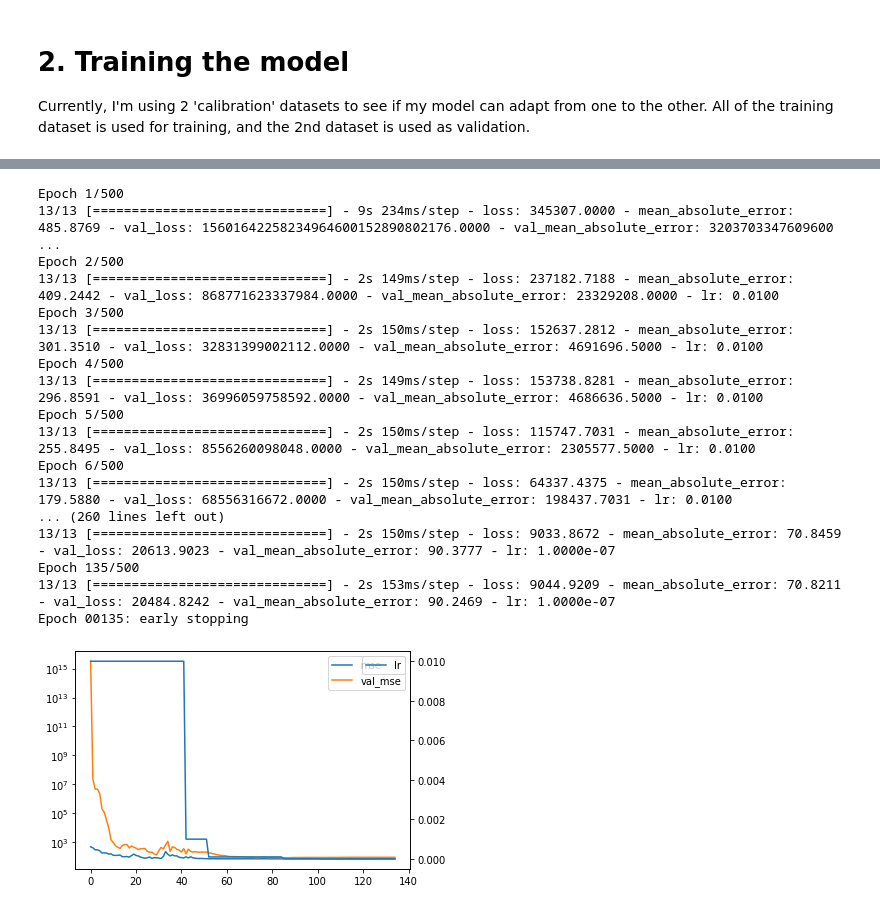
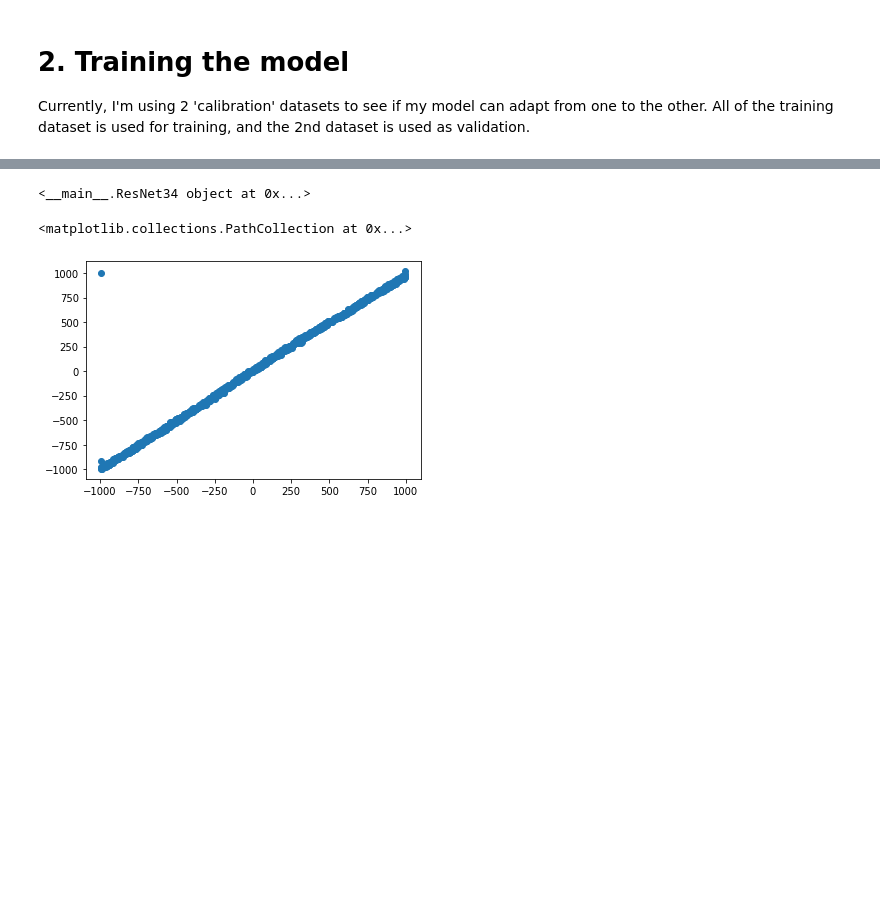
Before and after one commit to mb1069/easyZloc, a Jupyter notebook: final_project/smlm_3d/experiments/main.ipynb, the cells around one changed output, grey strips where cells are left out. Drawn from its saved outputs; the diff is of its cells as text; code cells hidden in the pictures; blank space fills up the shorter version.

```diff
--- a/final_project/smlm_3d/experiments/main.ipynb
+++ b/final_project/smlm_3d/experiments/main.ipynb
@@ -345,15 +348,15 @@ def shift_correction(y, y_pred):
 import tensorflow as tf
 from tensorflow import keras
 
-from tensorflow.keras.layers import *
+from tensorflow.keras.layers import RandomTranslation, GaussianNoise, Normalization, BatchNormalization, ReLU
 from tensorflow.keras import Model
 from tensorflow.keras import layers as Layers
 from tensorflow.keras.layers import Dense, Dropout
-from tensorflow.keras.layers import Conv2D
-from tensorflow.keras.layers import MaxPooling2D
+from tensorflow.keras.layers import MaxPooling2D, GlobalAveragePooling2D, Conv2D
 
 from final_project.smlm_3d.workflow_v2 import eval_model
 
+SEED = 42
 class ResBlock(Model):
     def __init__(self, channels, stride=1):
         super(ResBlock, self).__init__(name='ResBlock')
@@ -384,6 +387,7 @@ class ResBlock(Model):
 class ResNet34(Model):
     def __init__(self):
         super(ResNet34, self).__init__(name='ResNet34')
+        self.gaussian_noise = GaussianNoise(0.1, seed=SEED)
         self.transpose = RandomTranslation(0.1, 0.1)
         self.conv1 = Conv2D(64, 7, 2, padding='same')
         self.bn = BatchNormalization()
@@ -417,9 +421,12 @@ class ResNet34(Model):
         self.dp2 = Dropout(0.5)
         self.fc3 = Dense(1)
 
-    def call(self, inp):
+    def call(self, inp, training):
         x, coords = inp
-        x = self.transpose(x)
+        # data augmentation steps
+#         x = self.gaussian_noise(x, training=training)
+        x = self.transpose(x, training=training)
+
         x = self.conv1(x)
         x = self.bn(x)
         x = self.relu(x)
@@ -496,6 +503,8 @@ def load_regression_model():
 #     model = res34()
     model.compile(loss='mean_squared_error',optimizer=keras.optimizers.Adam(learning_rate=0.01, decay=1e-6),metrics=['mean_absolute_error'])
     return model
+
+model = load_regression_model()
 # %%
 from tensorflow.keras.callbacks import ReduceLROnPlateau, EarlyStopping
 import numpy as np
@@ -514,14 +523,14 @@ def train_model(dataset, val_dataset=None):
         ReduceLROnPlateau(
         monitor='loss', factor=0.1, patience=10, verbose=True,
         mode='min', min_delta=1, cooldown=0, min_lr=1e-10,),
-        EarlyStopping(monitor='val_mean_absolute_error', patience=50, verbose=True, min_delta=1, restore_best_weights=True),
+        EarlyStopping(monitor='val_mean_absolute_error', patience=100, verbose=True, min_delta=1, restore_best_weights=True),
     ]
 
 #     print(dataset['train'][0][0].shape)
 #     print(dataset['train'][0][1].shape)
 #     print(dataset['train'][1].shape)
 
-    history = model.fit(*dataset['train'], epochs=500, batch_size=4096, validation_data=(*val_dataset,), callbacks=callbacks, verbose=True)
+    history = model.fit(*dataset['train'], epochs=500, batch_size=8196, validation_data=(*val_dataset,), callbacks=callbacks, verbose=True)
 
     fig, ax1 = plt.subplots()
     ax1.plot(history.history['mean_absolute_error'], label='mse')
@@ -535,26 +544,26 @@ def train_model(dataset, val_dataset=None):
     plt.show()
     return model
 
-model = train_model(train_dataset.data, exp_dataset.data['all'])
+# model = train_model(train_dataset.data)
 # save_model(model)
-# model = load_regression_model()
+
+
+model = load_regression_model()
-# %% [output]
-Epoch 1/500
-13/13 [==============================] - 9s 234ms/step - loss: 345307.0000 - mean_absolute_error: 485.8769 - val_loss: 15601642258234964600152890802176.0000 - val_mean_absolute_error: 3203703347609600 ...
-Epoch 2/500
-13/13 [==============================] - 2s 149ms/step - loss: 237182.7188 - mean_absolute_error: 409.2442 - val_loss: 868771623337984.0000 - val_mean_absolute_error: 23329208.0000 - lr: 0.0100
-Epoch 3/500
-13/13 [==============================] - 2s 150ms/step - loss: 152637.2812 - mean_absolute_error: 301.3510 - val_loss: 32831399002112.0000 - val_mean_absolute_error: 4691696.5000 - lr: 0.0100
-Epoch 4/500
-13/13 [==============================] - 2s 149ms/step - loss: 153738.8281 - mean_absolute_error: 296.8591 - val_loss: 36996059758592.0000 - val_mean_absolute_error: 4686636.5000 - lr: 0.0100
-Epoch 5/500
-13/13 [==============================] - 2s 150ms/step - loss: 115747.7031 - mean_absolute_error: 255.8495 - val_loss: 8556260098048.0000 - val_mean_absolute_error: 2305577.5000 - lr: 0.0100
-Epoch 6/500
-13/13 [==============================] - 2s 150ms/step - loss: 64337.4375 - mean_absolute_error: 179.5880 - val_loss: 68556316672.0000 - val_mean_absolute_error: 198437.7031 - lr: 0.0100
-... (260 lines left out)
-13/13 [==============================] - 2s 150ms/step - loss: 9033.8672 - mean_absolute_error: 70.8459 - val_loss: 20613.9023 - val_mean_absolute_error: 90.3777 - lr: 1.0000e-07
-Epoch 135/500
-13/13 [==============================] - 2s 153ms/step - loss: 9044.9209 - mean_absolute_error: 70.8211 - val_loss: 20484.8242 - val_mean_absolute_error: 90.2469 - lr: 1.0000e-07
-Epoch 00135: early stopping
-[figure, removed]
+# %%
+# save_model(model)
+
+model = load_regression_model()
+
+load_model(model)
+print(model)
+# %% [output]
+<__main__.ResNet34 object at 0x...>
+# %%
+test_x, test_y = train_dataset.data['test']
+pred_y = model.predict(test_x)
+# %%
+plt.scatter(test_y, pred_y)
+# %% [output]
+<matplotlib.collections.PathCollection at 0x...>
+[figure, added]
 # %%
```
Also changed, not shown: parts of 12 cells of this notebook, 14 other files.
